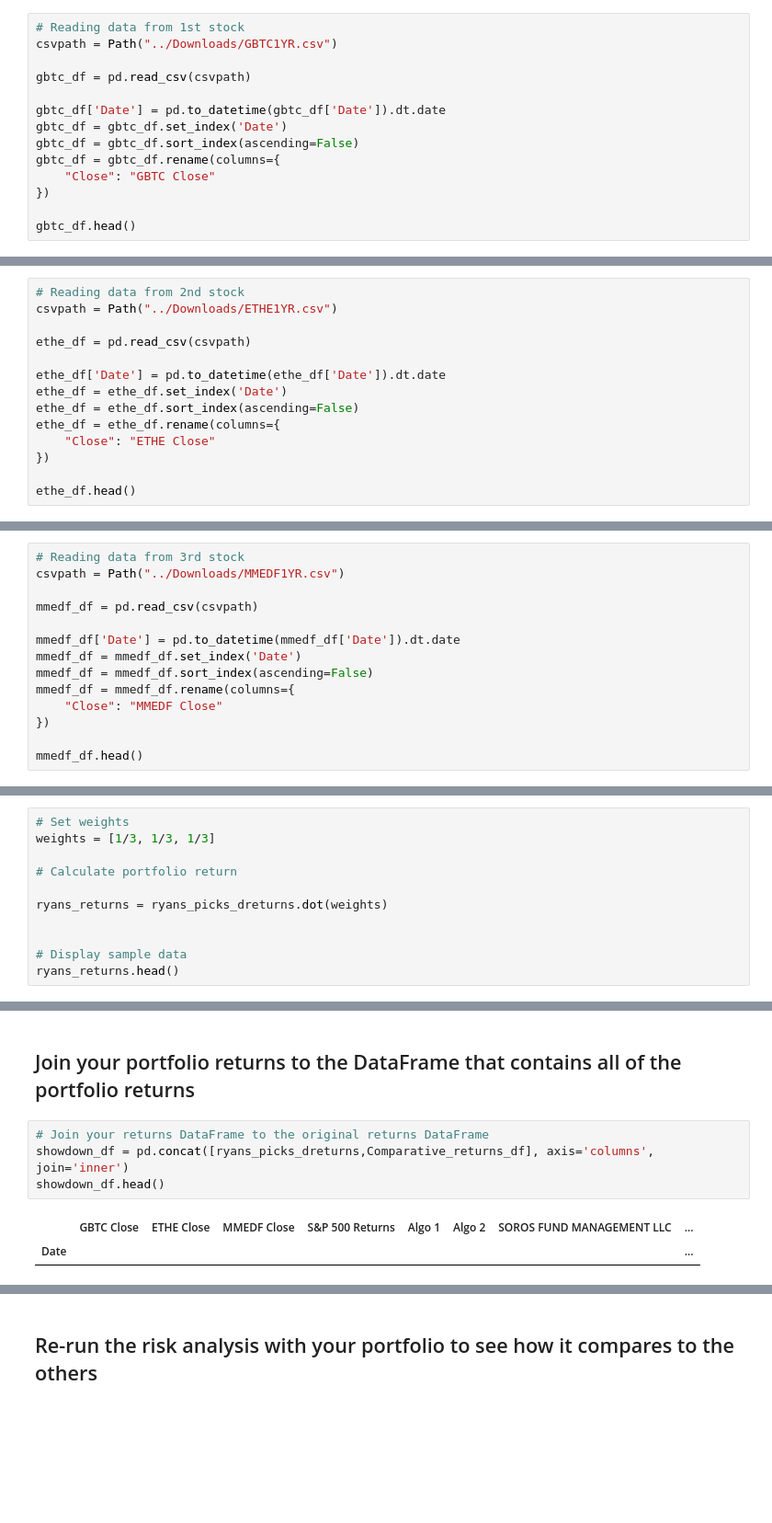
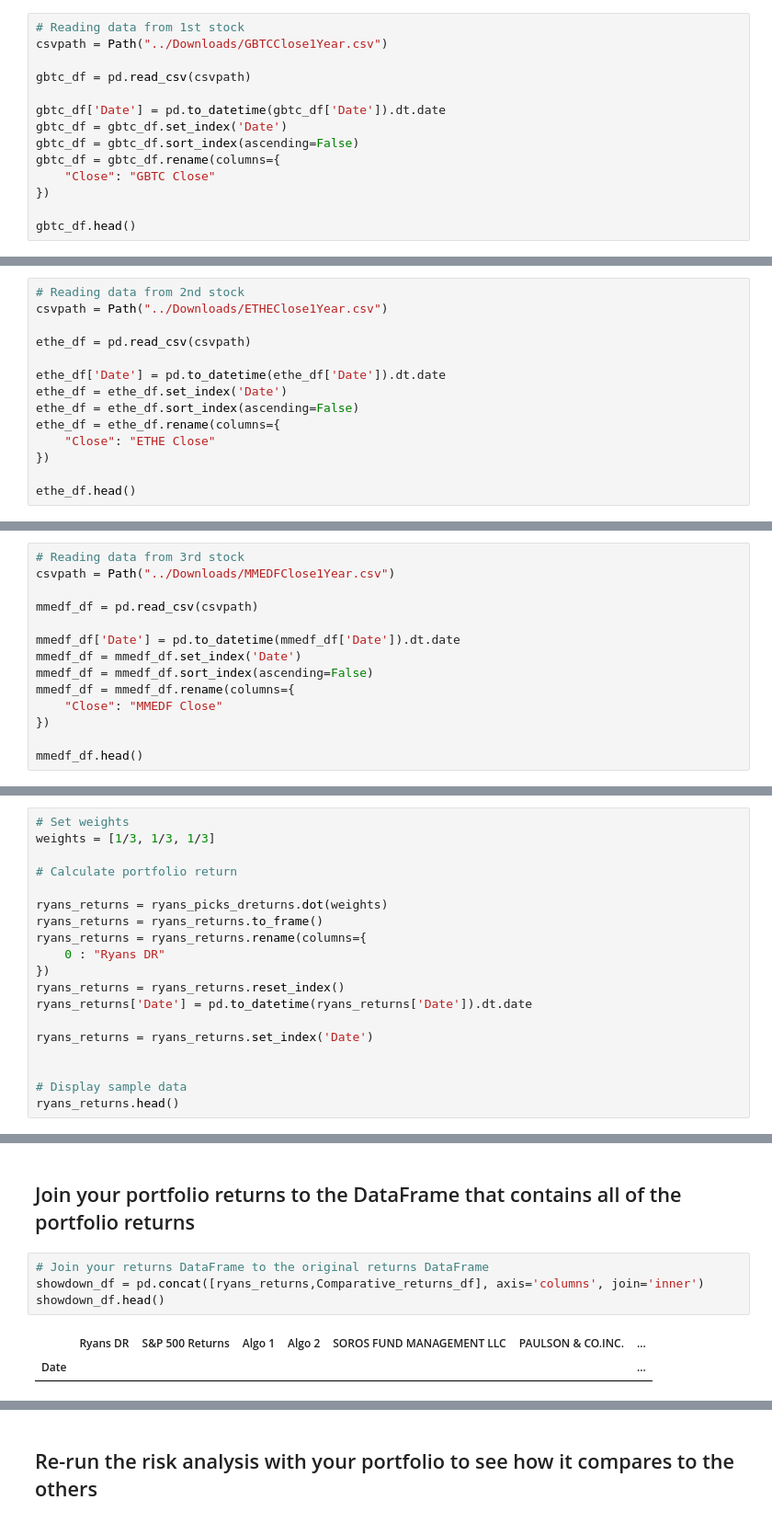
Before and after one commit to MedakaRiceFish/PandasHomework, a Jupyter notebook: 04-HW-RyanH.ipynb, the cells around one changed output, grey strips where cells are left out. Shown at 92% size. Drawn from its saved outputs; the diff is of its cells as text; blank space fills up the shorter version.

```diff
--- a/04-HW-RyanH.ipynb
+++ b/04-HW-RyanH.ipynb
@@ -452,7 +452,7 @@ For this demo solution, we fetch data from three companies listes in the S&P 500
 * `MMEDF` - [MindMed Theraputics](https://mindmed.co)
 # %%
 # Reading data from 1st stock
-csvpath = Path("../Downloads/GBTC1YR.csv")
+csvpath = Path("../Downloads/GBTCClose1Year.csv")
 
 gbtc_df = pd.read_csv(csvpath)
 
@@ -475,6 +475,6 @@ gbtc_df.head()
 # %%
 # Reading data from 2nd stock
-csvpath = Path("../Downloads/ETHE1YR.csv")
+csvpath = Path("../Downloads/ETHEClose1Year.csv")
 
 ethe_df = pd.read_csv(csvpath)
 
@@ -497,6 +497,6 @@ ethe_df.head()
 # %%
 # Reading data from 3rd stock
-csvpath = Path("../Downloads/MMEDF1YR.csv")
+csvpath = Path("../Downloads/MMEDFClose1Year.csv")
 
 mmedf_df = pd.read_csv(csvpath)
 
@@ -581,6 +581,14 @@ weights = [1/3, 1/3, 1/3]
 # Calculate portfolio return
 
 ryans_returns = ryans_picks_dreturns.dot(weights)
+ryans_returns = ryans_returns.to_frame()
+ryans_returns = ryans_returns.rename(columns={
+    0 : "Ryans DR"
+})
+ryans_returns = ryans_returns.reset_index()
+ryans_returns['Date'] = pd.to_datetime(ryans_returns['Date']).dt.date
+
+ryans_returns = ryans_returns.set_index('Date')
 
 
 # Display sample data
@@ -597,10 +605,10 @@ dtype: float64
 ## Join your portfolio returns to the DataFrame that contains all of the portfolio returns
 # %%
 # Join your returns DataFrame to the original returns DataFrame
-showdown_df = pd.concat([ryans_picks_dreturns,Comparative_returns_df], axis='columns', join='inner')
+showdown_df = pd.concat([ryans_returns,Comparative_returns_df], axis='columns', join='inner')
 showdown_df.head()
 # %% [output]
-|  | GBTC Close | ETHE Close | MMEDF Close | S&P 500 Returns | Algo 1 | Algo 2 | SOROS FUND MANAGEMENT LLC | ... |
-| Date |  |  |  |  |  |  |  | ... |
+|  | Ryans DR | S&P 500 Returns | Algo 1 | Algo 2 | SOROS FUND MANAGEMENT LLC | PAULSON & CO.INC. | ... |
+| Date |  |  |  |  |  |  | ... |
 # %%
 # Only compare dates where return data exists for all the stocks (drop NaNs)
```
Also changed, not shown: parts of 10 cells of this notebook.
